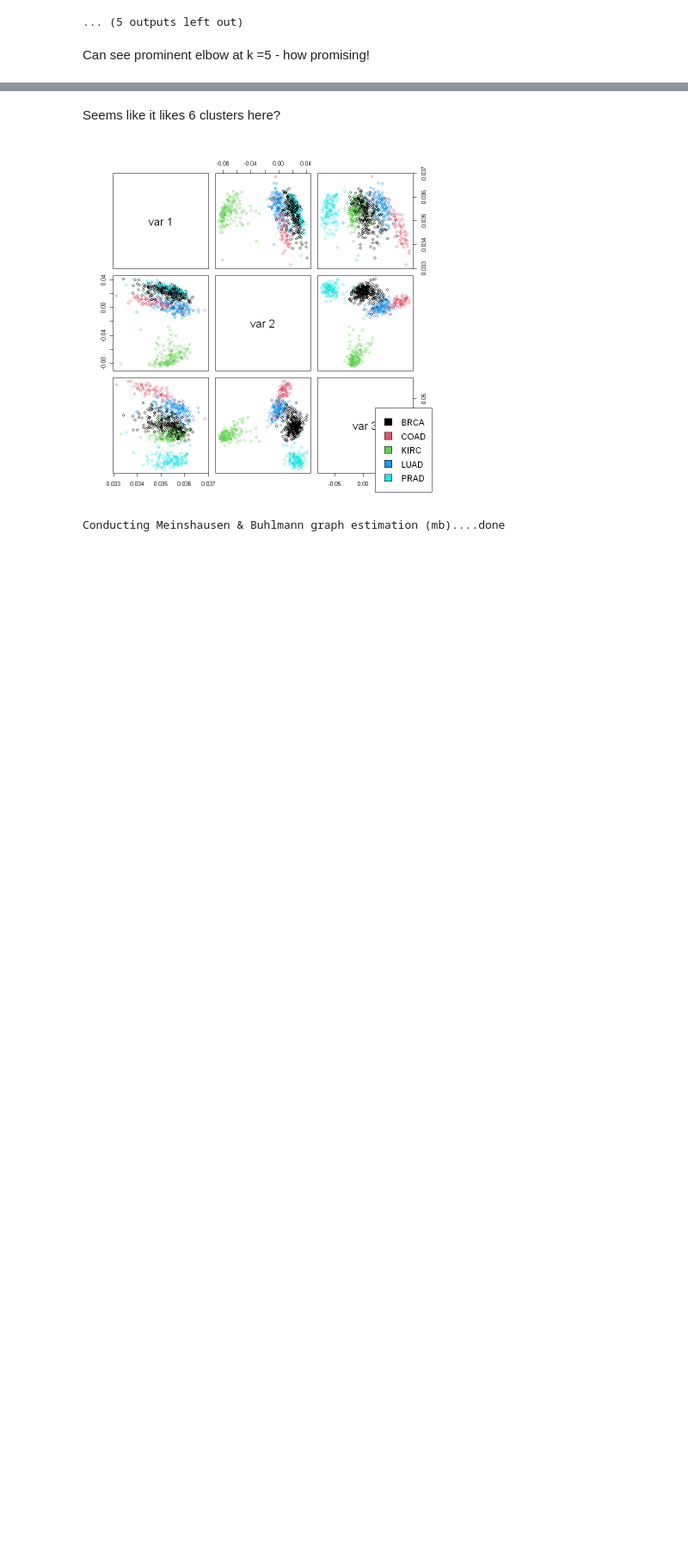
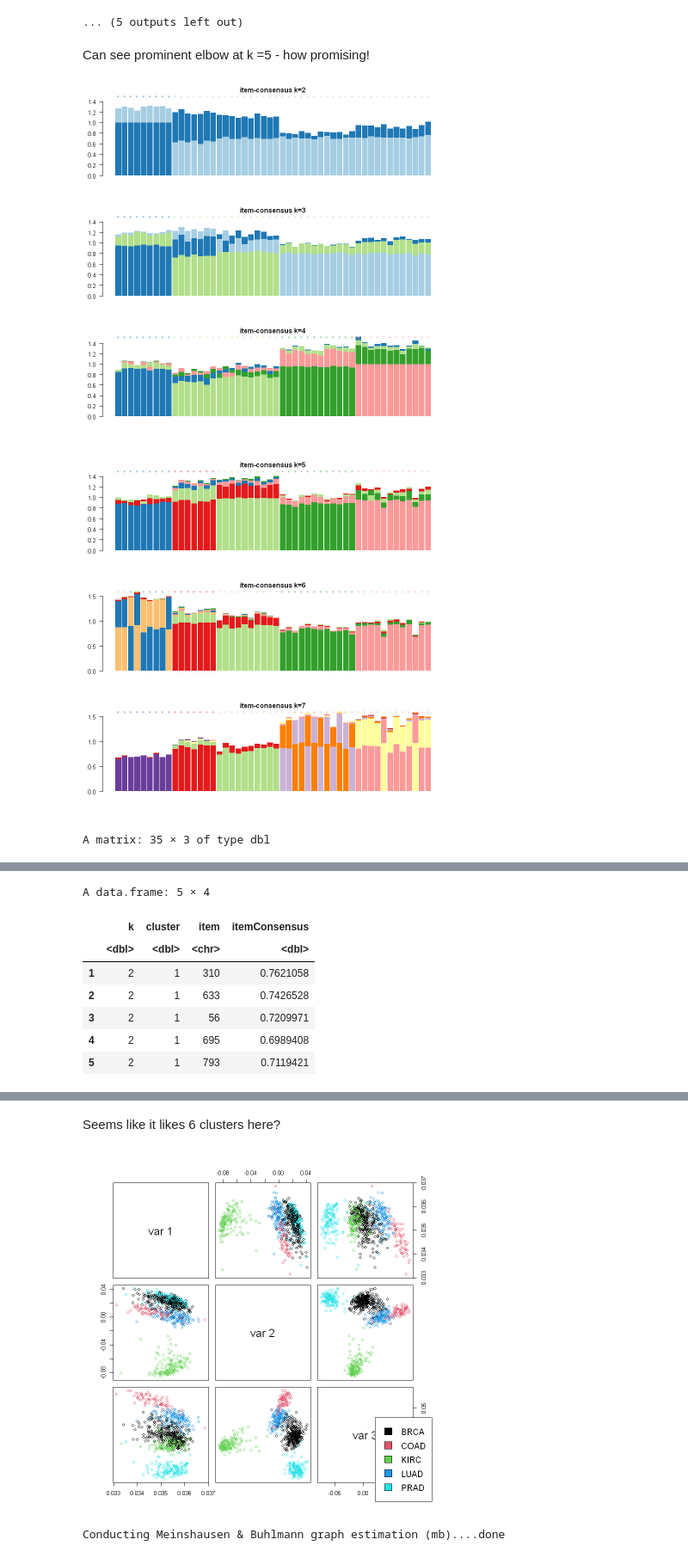
Before and after one commit to Iris-GR/Big-Data-AIM-Projects, a Jupyter notebook: Mercedes_trying_rebeckas_demo_code.ipynb, the cells around one changed output, grey strips where cells are left out. Shown at 86% size. Cells and saved outputs as stored; diff of their text form; code cells hidden in the pictures; blank space fills up the shorter version.

Commit message:
Add files via upload
This is filed with notes and quite messy now, I am uncertain about the results.

```diff
--- a/Mercedes_trying_rebeckas_demo_code.ipynb
+++ b/Mercedes_trying_rebeckas_demo_code.ipynb
@@ -717,3 +1303,19 @@ clustered
 ... (5 outputs left out)
 # %% [markdown]
 Can see prominent elbow at k =5 - how promising!
+# %%
+## Generating cluster and item consensus
+
+# After executing ConsensusClusterPlus(), one can optionally calculate-
+# cluster consensus and item-consensus results by:
+
+icl <- calcICL(cc)
+
+#  calcICL returns a list of two elements:
+icl[["clusterConsensus"]]
+
+icl[["itemConsensus"]][1:5,]
+# %% [output]
+[figure, added]
+[figure, added]
+A matrix: 35 × 3 of type dbl
@@ -719,0 +1339,8 @@ Can see prominent elbow at k =5 - how promising!
+A data.frame: 5 × 4
+|  | k | cluster | item | itemConsensus |
+|  | <dbl> | <dbl> | <chr> | <dbl> |
+| 1 | 2 | 1 | 310 | 0.7621058 |
+| 2 | 2 | 1 | 633 | 0.7426528 |
+| 3 | 2 | 1 | 56 | 0.7209971 |
+| 4 | 2 | 1 | 695 | 0.6989408 |
+| 5 | 2 | 1 | 793 | 0.7119421 |
```
Also changed, not shown: parts of 49 cells of this notebook.
